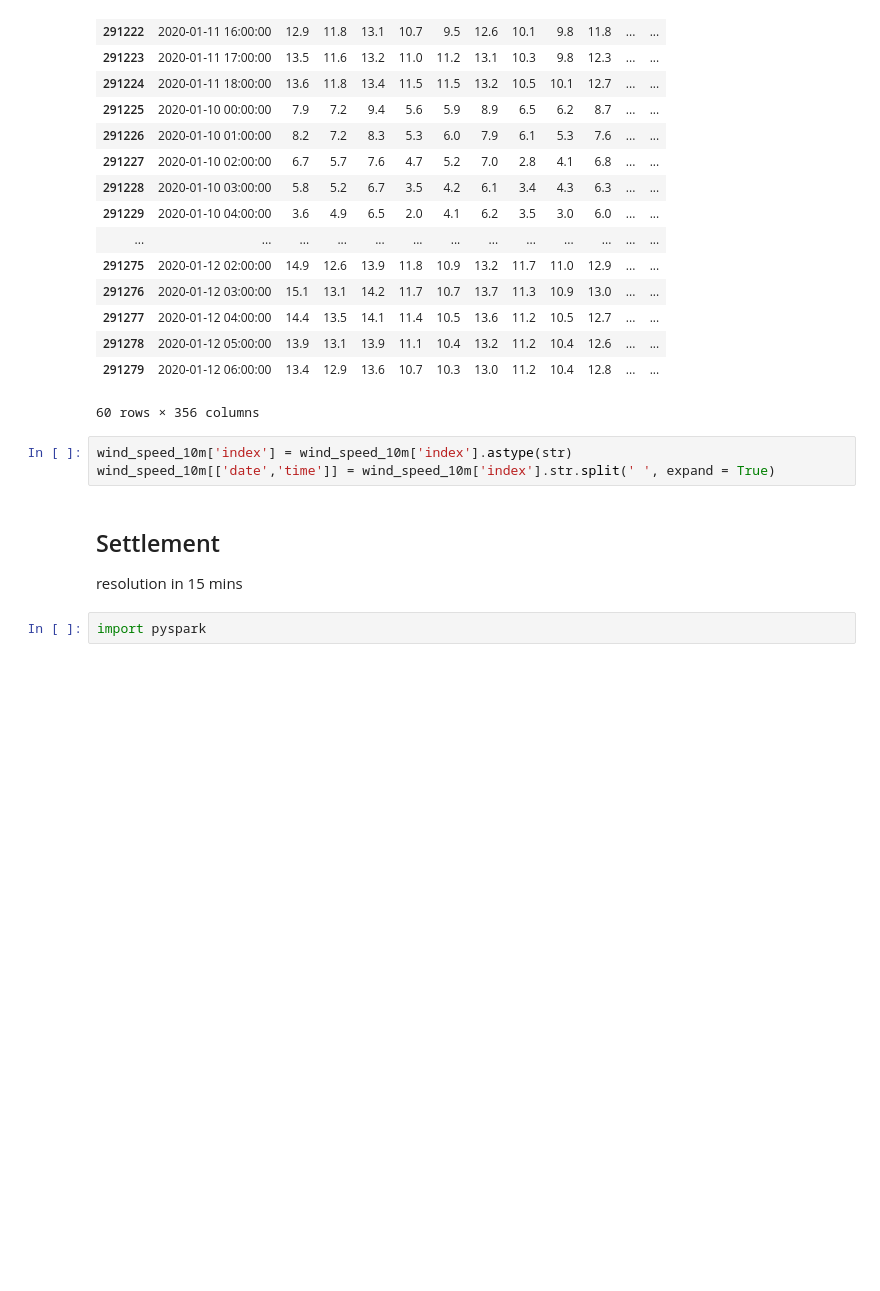
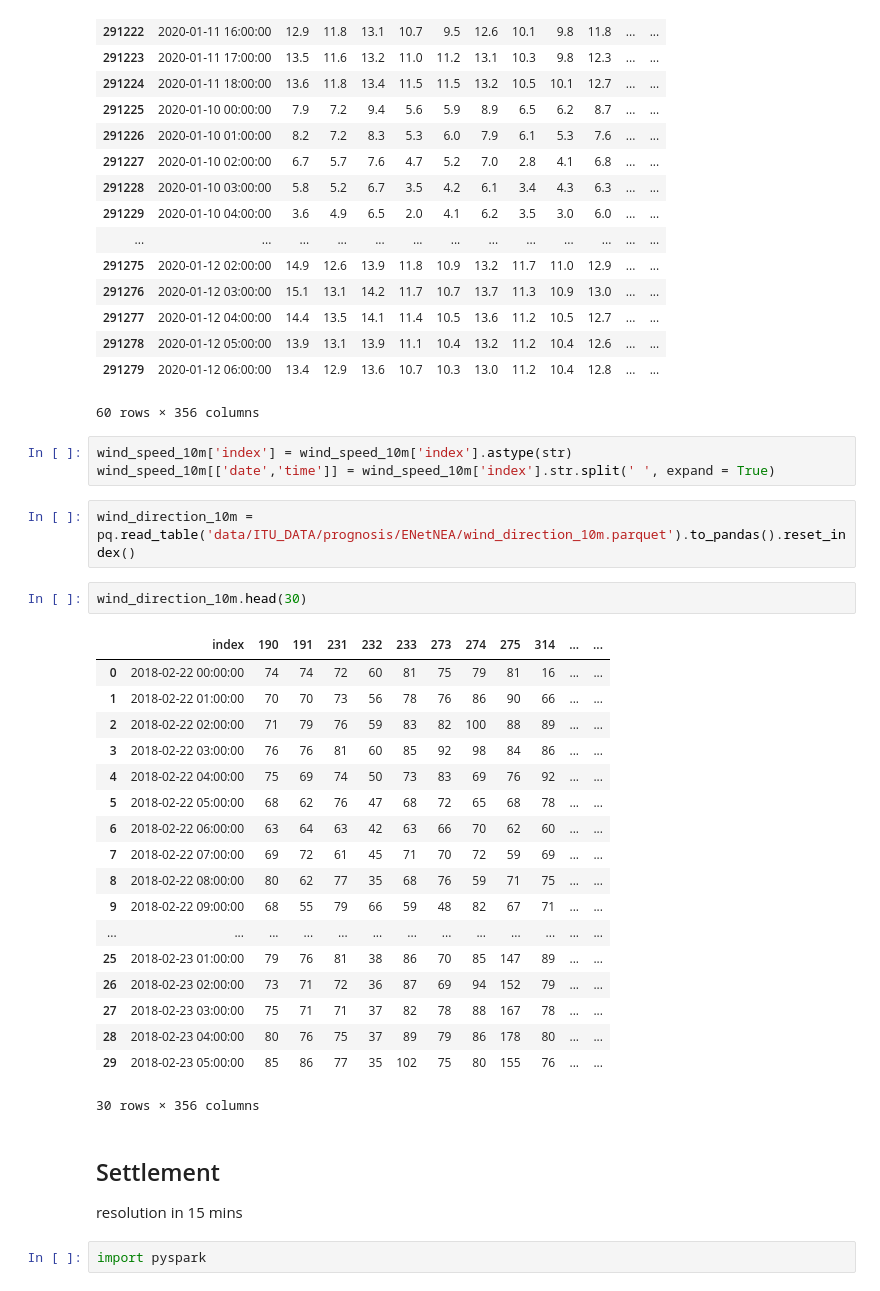
Before and after one commit to sevewing/WindmillPrediction, a Jupyter notebook: preprocessing.ipynb, the cells around one changed output. Drawn from its saved outputs; the diff is of its cells as text; blank space fills up the shorter version.

```diff
--- a/preprocessing.ipynb
+++ b/preprocessing.ipynb
@@ -285,6 +295,29 @@ wind_speed_10m = wind_speed_10m.drop_duplicated(['index'], keep = last)
 # %%
 wind_speed_10m['index'] = wind_speed_10m['index'].astype(str)
 wind_speed_10m[['date','time']] = wind_speed_10m['index'].str.split(' ', expand = True)
+# %%
+wind_direction_10m = pq.read_table('data/ITU_DATA/prognosis/ENetNEA/wind_direction_10m.parquet').to_pandas().reset_index()
+# %%
+wind_direction_10m.head(30)
+# %% [output]
+|  | index | 190 | 191 | 231 | 232 | 233 | 273 | 274 | 275 | 314 | ... | ... |
+| 0 | 2018-02-22 00:00:00 | 74 | 74 | 72 | 60 | 81 | 75 | 79 | 81 | 16 | ... | ... |
+| 1 | 2018-02-22 01:00:00 | 70 | 70 | 73 | 56 | 78 | 76 | 86 | 90 | 66 | ... | ... |
+| 2 | 2018-02-22 02:00:00 | 71 | 79 | 76 | 59 | 83 | 82 | 100 | 88 | 89 | ... | ... |
+| 3 | 2018-02-22 03:00:00 | 76 | 76 | 81 | 60 | 85 | 92 | 98 | 84 | 86 | ... | ... |
+| 4 | 2018-02-22 04:00:00 | 75 | 69 | 74 | 50 | 73 | 83 | 69 | 76 | 92 | ... | ... |
+| 5 | 2018-02-22 05:00:00 | 68 | 62 | 76 | 47 | 68 | 72 | 65 | 68 | 78 | ... | ... |
+| 6 | 2018-02-22 06:00:00 | 63 | 64 | 63 | 42 | 63 | 66 | 70 | 62 | 60 | ... | ... |
+| 7 | 2018-02-22 07:00:00 | 69 | 72 | 61 | 45 | 71 | 70 | 72 | 59 | 69 | ... | ... |
+| 8 | 2018-02-22 08:00:00 | 80 | 62 | 77 | 35 | 68 | 76 | 59 | 71 | 75 | ... | ... |
+| 9 | 2018-02-22 09:00:00 | 68 | 55 | 79 | 66 | 59 | 48 | 82 | 67 | 71 | ... | ... |
+| ... | ... | ... | ... | ... | ... | ... | ... | ... | ... | ... | ... | ... |
+| 25 | 2018-02-23 01:00:00 | 79 | 76 | 81 | 38 | 86 | 70 | 85 | 147 | 89 | ... | ... |
+| 26 | 2018-02-23 02:00:00 | 73 | 71 | 72 | 36 | 87 | 69 | 94 | 152 | 79 | ... | ... |
+| 27 | 2018-02-23 03:00:00 | 75 | 71 | 71 | 37 | 82 | 78 | 88 | 167 | 78 | ... | ... |
+| 28 | 2018-02-23 04:00:00 | 80 | 76 | 75 | 37 | 89 | 79 | 86 | 178 | 80 | ... | ... |
+| 29 | 2018-02-23 05:00:00 | 85 | 86 | 77 | 35 | 102 | 75 | 80 | 155 | 76 | ... | ... |
+30 rows × 356 columns
 # %% [markdown]
 ## Settlement
 resolution in 15 mins
```
Also changed, not shown: parts of 10 cells of this notebook, 7 other files.
